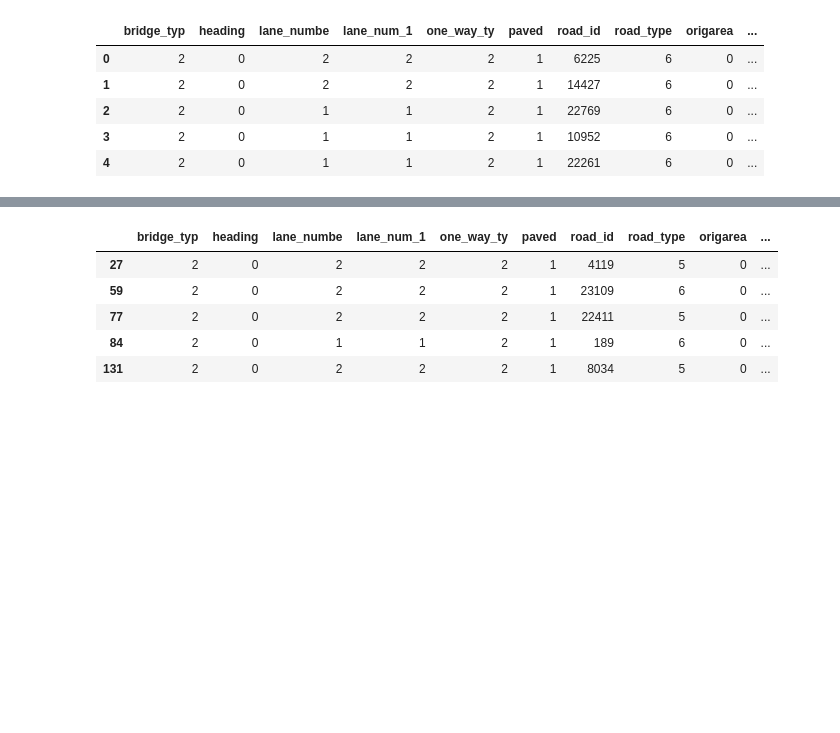
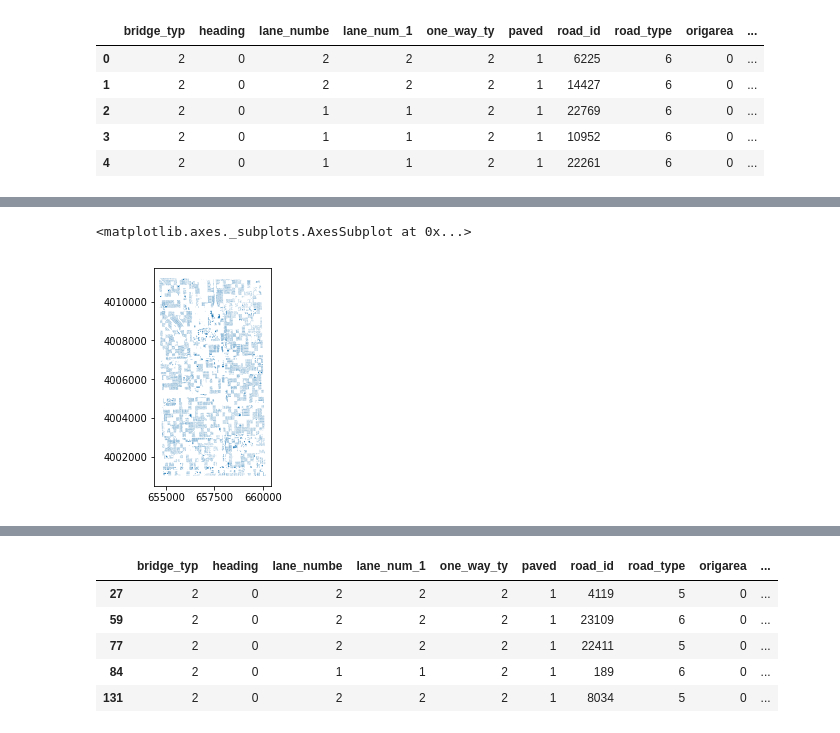
Before and after one commit to cocoaaa/PythonGIS, a Jupyter notebook: notebook/examples/01-vegas-samples.ipynb, the cells around one changed output, grey strips where cells are left out. Cells and saved outputs as stored; diff of their text form; code cells hidden in the pictures; blank space fills up the shorter version.

```diff
--- a/notebook/examples/01-vegas-samples.ipynb
+++ b/notebook/examples/01-vegas-samples.ipynb
@@ -292,0 +285,4 @@ NameError: name 'add_basemap' is not defined
+# %%
+keep_bld_cols = ['AREA', 'geometry']
+blds_utm = orig_blds_utm[keep_bld_cols]
+print(blds_utm.head(10))
@@ -292,0 +301,5 @@ NameError: name 'add_basemap' is not defined
+# %%
+blds_utm.plot()
+# %% [output]
+<matplotlib.axes._subplots.AxesSubplot at 0x...>
+[figure, added]
```
Also changed, not shown: parts of 51 cells of this notebook, 2 other files.
